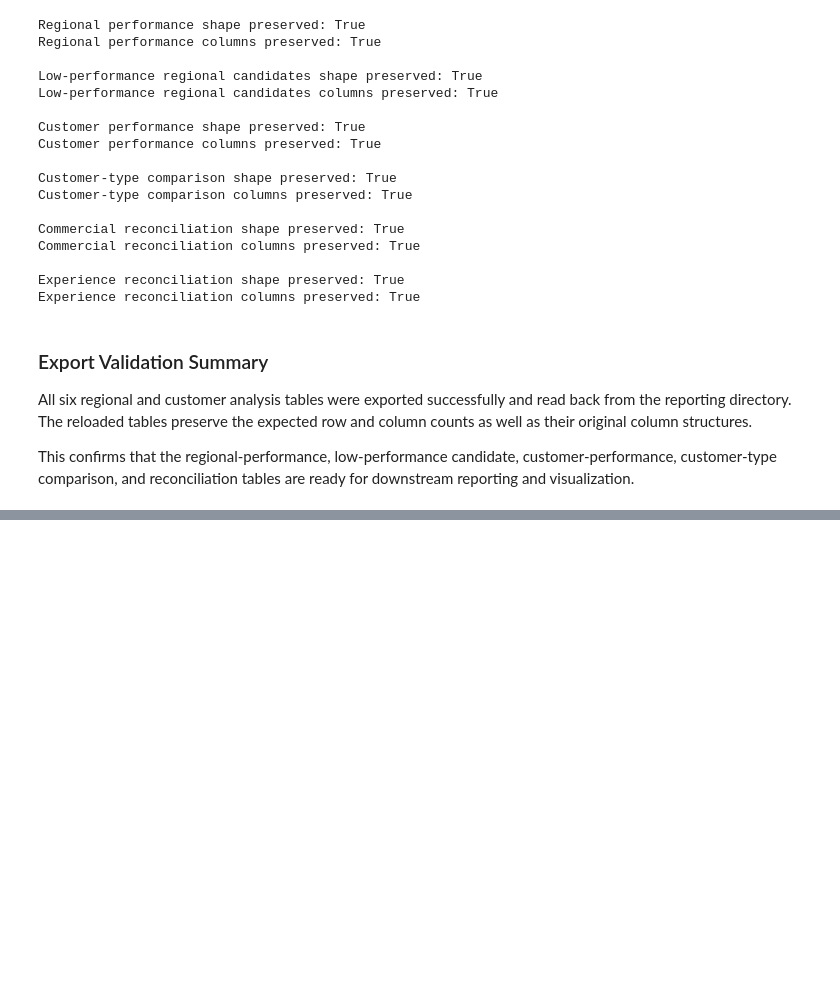
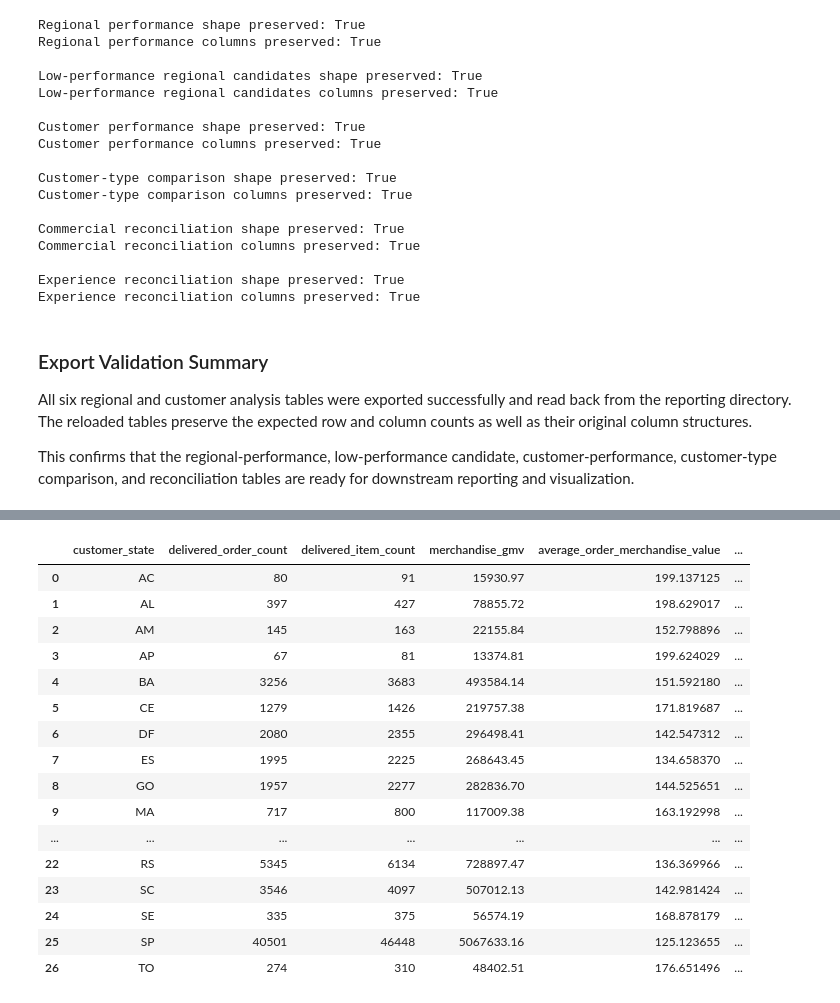
Before and after one commit to Yash1thHJ/DataAnalyst, a Jupyter notebook: notebooks/06_regional_and_customer_analysis.ipynb, the cells around one changed output, grey strips where cells are left out. Cells and saved outputs as stored; diff of their text form; code cells hidden in the pictures; blank space fills up the shorter version.

```diff
--- a/notebooks/06_regional_and_customer_analysis.ipynb
+++ b/notebooks/06_regional_and_customer_analysis.ipynb
@@ -1771,0 +1862,8 @@ This confirms that the regional-performance, low-performance candidate, customer
+# %%
+# Load the SQL state-performance export and inspect its structure before comparison.
+sql_state_performance = pd.read_csv("../reports/tables/sql_state_performance.csv", header=0)
+
+# Inspect the export's dimensions, column names, and first five rows.
+print("Shape:", sql_state_performance.shape)
+print("Columns:", sql_state_performance.columns.tolist())
+display(sql_state_performance.head())
@@ -1771,0 +1879,7 @@ This confirms that the regional-performance, low-performance candidate, customer
+# %%
+# Match SQL and Python state summaries for reconciliation, retaining unmatched states.
+state_comparison = sql_state_performance.merge(regional_performance[desired_column_regional_performance], on='customer_state', how='outer', validate='one_to_one', indicator=True)
+
+print('state_comparison size: ', state_comparison.shape)
+print('state_comparison duplicated count: ', state_comparison['customer_state'].duplicated().sum())
+print('state_comparison merge indicator count: ', state_comparison['_merge'].value_counts())
@@ -1771,0 +1894,20 @@ This confirms that the regional-performance, low-performance candidate, customer
+# %%
+state_comparison
+# %% [output]
+|  | customer_state | delivered_order_count | delivered_item_count | merchandise_gmv | average_order_merchandise_value | ... |
+| 0 | AC | 80 | 91 | 15930.97 | 199.137125 | ... |
+| 1 | AL | 397 | 427 | 78855.72 | 198.629017 | ... |
+| 2 | AM | 145 | 163 | 22155.84 | 152.798896 | ... |
+| 3 | AP | 67 | 81 | 13374.81 | 199.624029 | ... |
+| 4 | BA | 3256 | 3683 | 493584.14 | 151.592180 | ... |
+| 5 | CE | 1279 | 1426 | 219757.38 | 171.819687 | ... |
+| 6 | DF | 2080 | 2355 | 296498.41 | 142.547312 | ... |
+| 7 | ES | 1995 | 2225 | 268643.45 | 134.658370 | ... |
+| 8 | GO | 1957 | 2277 | 282836.70 | 144.525651 | ... |
+| 9 | MA | 717 | 800 | 117009.38 | 163.192998 | ... |
+| ... | ... | ... | ... | ... | ... | ... |
+| 22 | RS | 5345 | 6134 | 728897.47 | 136.369966 | ... |
+| 23 | SC | 3546 | 4097 | 507012.13 | 142.981424 | ... |
+| 24 | SE | 335 | 375 | 56574.19 | 168.878179 | ... |
+| 25 | SP | 40501 | 46448 | 5067633.16 | 125.123655 | ... |
+| 26 | TO | 274 | 310 | 48402.51 | 176.651496 | ... |
```
Also changed, not shown: parts of 8 cells of this notebook, 2 other files.
